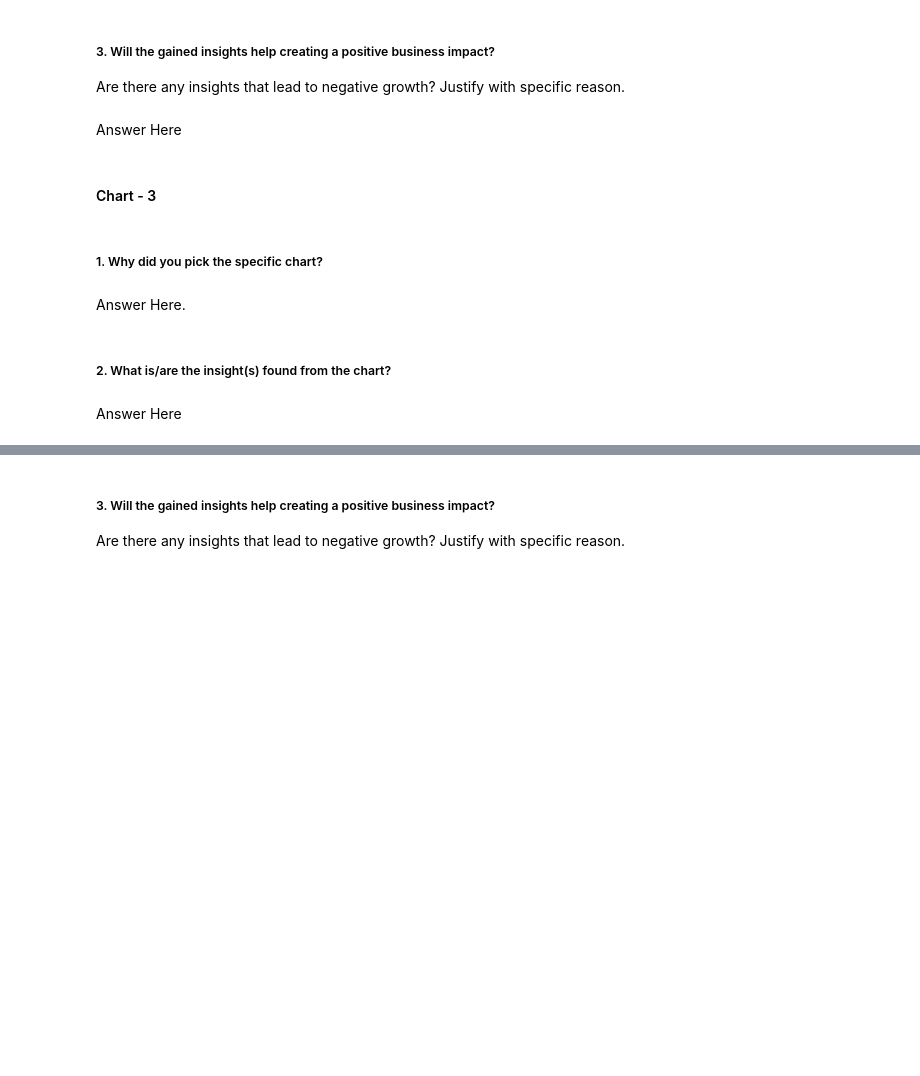
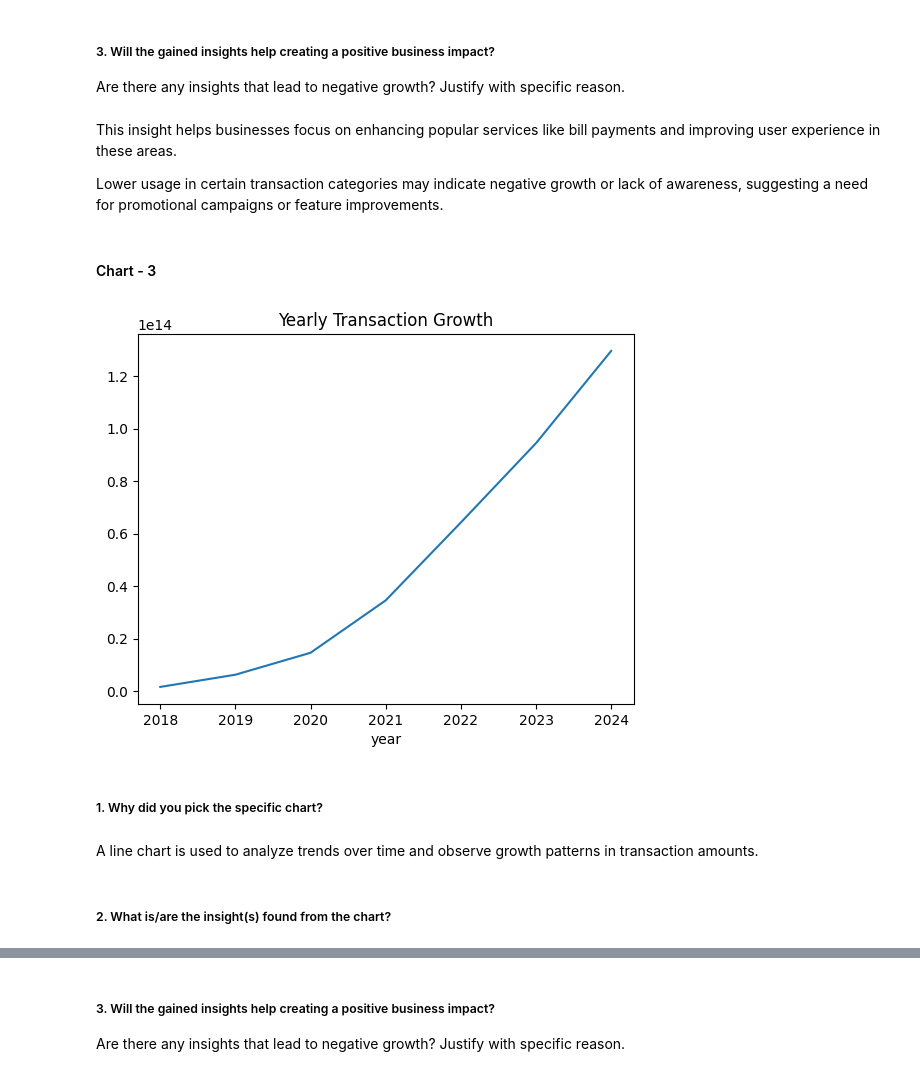
Before and after one commit to Snehamn24/PhonePe-ML-model, a Jupyter notebook: PhonePe_ML_model.ipynb, the cells around one changed output, grey strips where cells are left out. Cells and saved outputs as stored; diff of their text form; code cells hidden in the pictures; blank space fills up the shorter version.

```diff
--- a/PhonePe_ML_model.ipynb
+++ b/PhonePe_ML_model.ipynb
@@ -173,7 +466,9 @@ Answer Here
 # %% [markdown]
 ##### 3. Will the gained insights help creating a positive business impact?
 Are there any insights that lead to negative growth? Justify with specific reason.
-# %% [markdown]
-Answer Here
+# %% [markdown]
+This insight helps businesses focus on enhancing popular services like bill payments and improving user experience in these areas.
+
+Lower usage in certain transaction categories may indicate negative growth or lack of awareness, suggesting a need for promotional campaigns or feature improvements.
 # %% [markdown]
 #### Chart - 3
@@ -182,8 +475,15 @@ Answer Here
+# %%
+# Chart - 3 visualization code (Bivariate)
+
+# Yearly Transaction Growth
+df_trans.groupby("year")["amount"].sum().plot(kind="line")
+plt.title("Yearly Transaction Growth")
+plt.show()
+# %% [output]
+[figure, added]
 # %% [markdown]
 ##### 1. Why did you pick the specific chart?
-# %% [markdown]
-Answer Here.
+# %% [markdown]
+A line chart is used to analyze trends over time and observe growth patterns in transaction amounts.
 # %% [markdown]
 ##### 2. What is/are the insight(s) found from the chart?
-# %% [markdown]
-Answer Here
```
Also changed, not shown: parts of 222 cells of this notebook.
